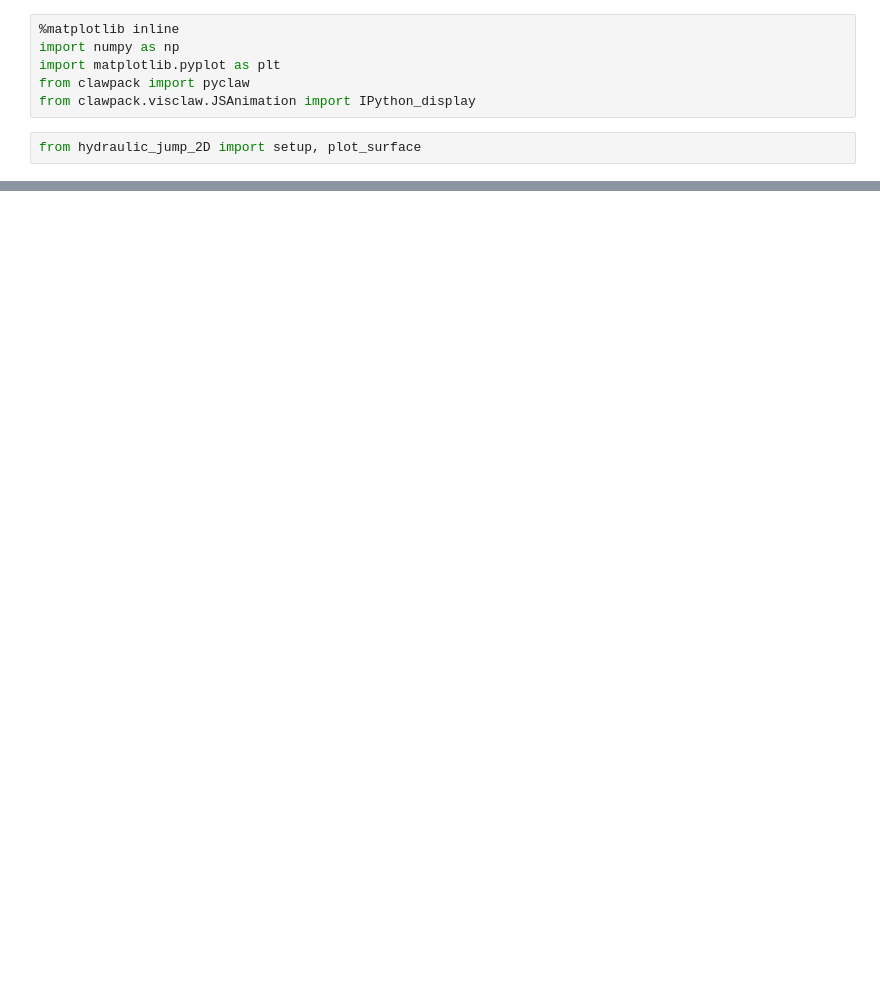
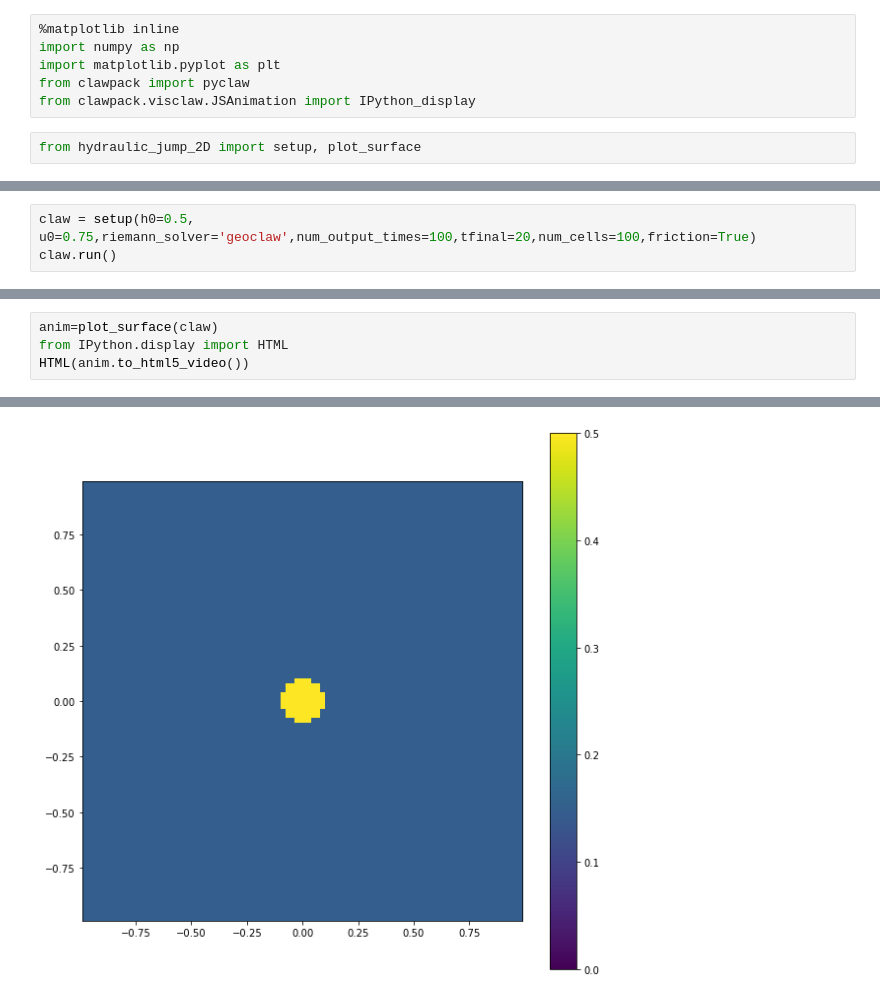
Before and after one commit to ketch/circular_hydraulic_jump, a Jupyter notebook: Experiments_HLLtype.ipynb, the cells around one changed output, grey strips where cells are left out. Saved outputs shown, nothing was run; the diff lists cells and outputs as text; blank space fills up the shorter version.

```diff
--- a/Experiments_HLLtype.ipynb
+++ b/Experiments_HLLtype.ipynb
@@ -15,0 +115,3 @@ HTML(anim.to_html5_video())
+# %%
+claw = setup(h0=0.5, u0=0.75,riemann_solver='geoclaw',num_output_times=100,tfinal=20,num_cells=100,friction=True)
+claw.run()
@@ -15,0 +140,5 @@ HTML(anim.to_html5_video())
+# %%
+anim=plot_surface(claw)
+from IPython.display import HTML
+HTML(anim.to_html5_video())
+# %% [output]
@@ -15,0 +148 @@ HTML(anim.to_html5_video())
+[figure, added]
```
Also changed, not shown: parts of 12 cells of this notebook, 3 other files.
